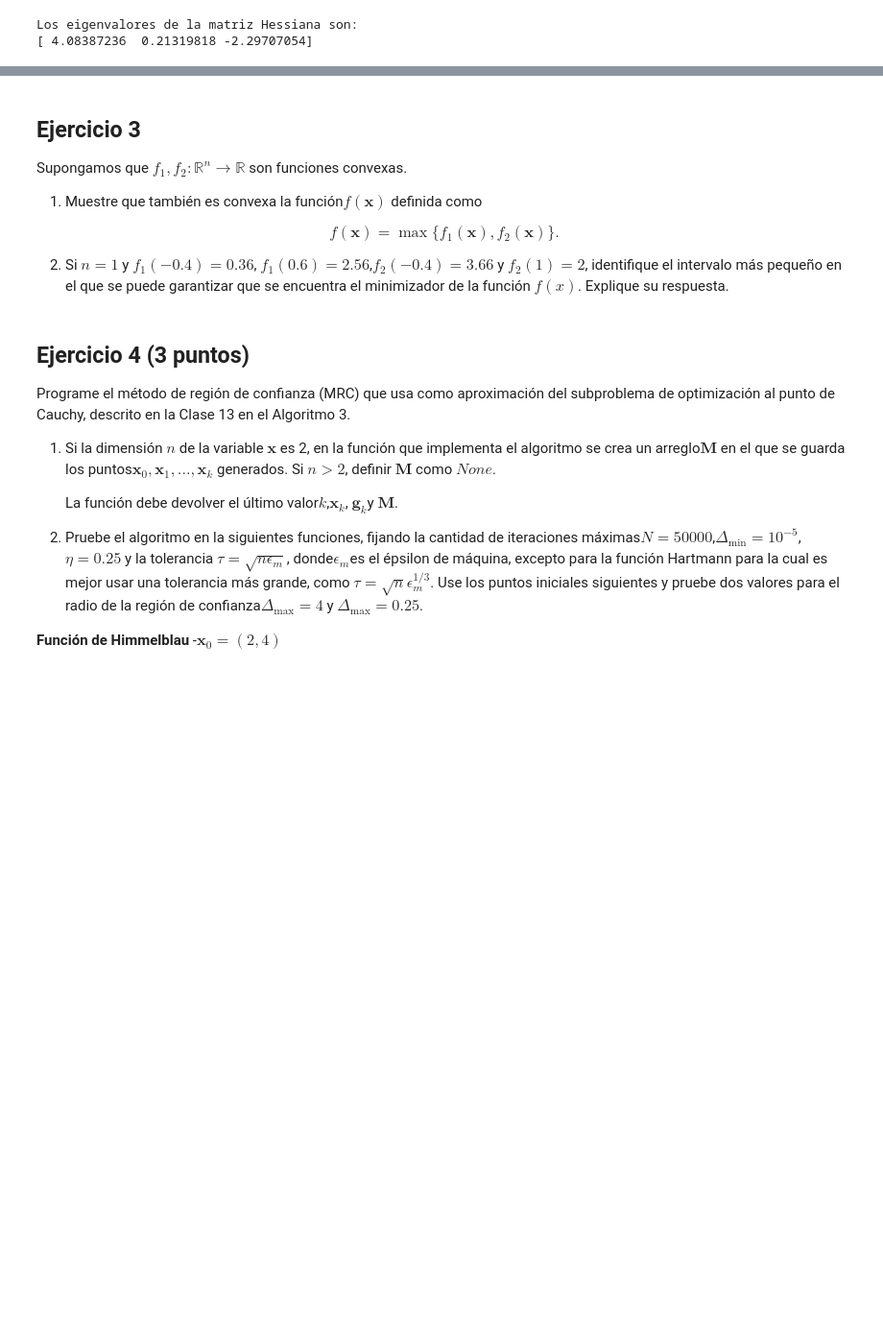
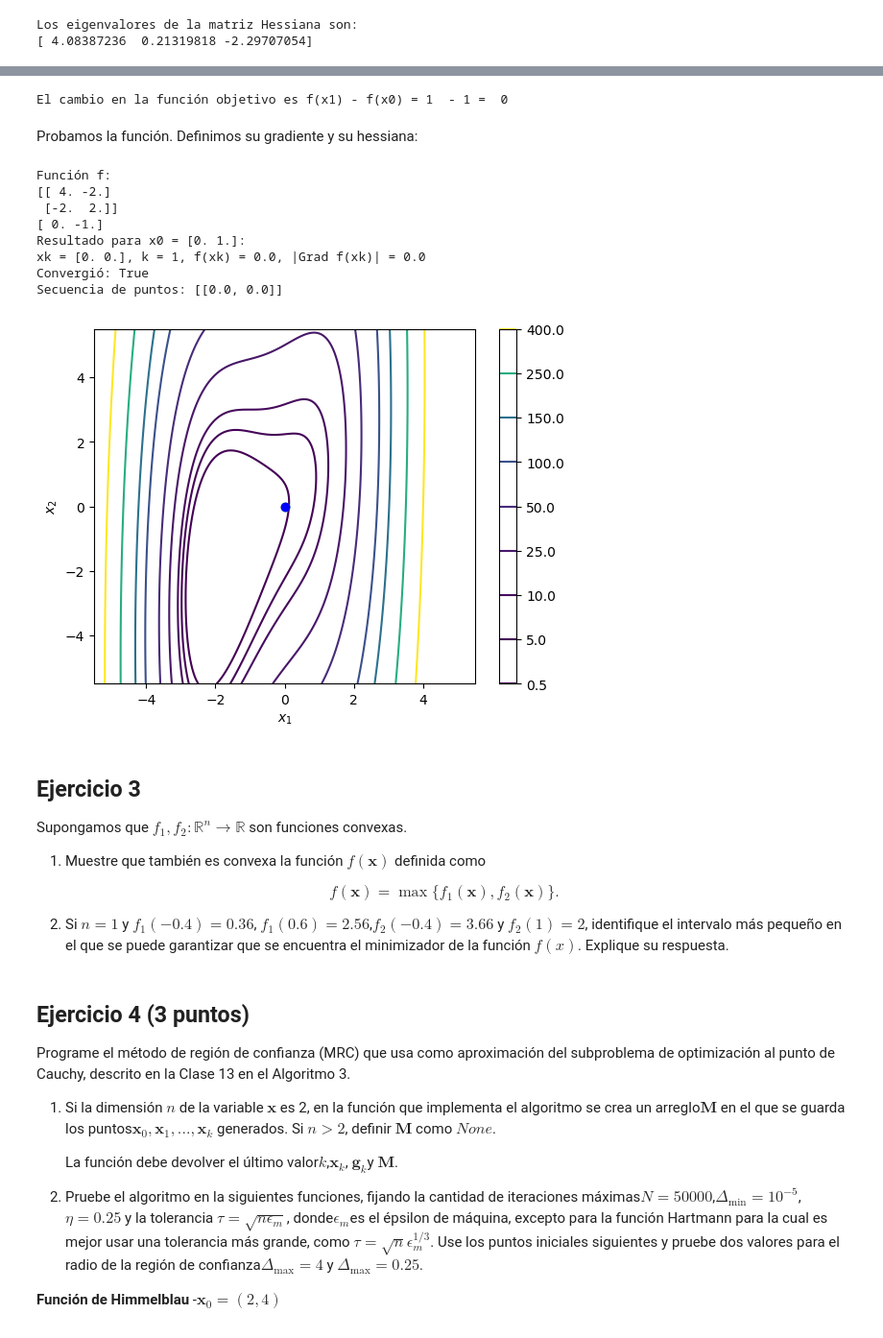
Before and after one commit to GuillermoSego/Optimization, a Jupyter notebook: Tarea 5/Segura_Guillermo_Tarea5.ipynb, the cells around one changed output, grey strips where cells are left out. Shown: that part at 96% size. Saved outputs shown, nothing was run; the diff lists cells and outputs as text; code cells hidden in the pictures; blank space fills up the shorter version.

```diff
--- a/Tarea 5/Segura_Guillermo_Tarea5.ipynb
+++ b/Tarea 5/Segura_Guillermo_Tarea5.ipynb
@@ -151,0 +297,24 @@ Sea $\mathbf{x}_0 = (0,1)^\top$
+# %%
+def f(x):
+    x1 = x[0]
+    x2 = x[1]
+    return 2*x1*+2 + x2**2 - 2*x1*x2 + 2*x1**3 + x1**4
+# %%
+x_0 = np.array([0, 1])
+x_1 = np.array([0,-1])
+
+print(f"El cambio en la función objetivo es f(x1) - f(x0) = {f(x_1)}  - {f(x_0)} = ", f(x_1) - f(x_0))
+# %% [output]
+El cambio en la función objetivo es f(x1) - f(x0) = 1  - 1 =  0
+# %% [markdown]
+Probamos la función. Definimos su gradiente y su hessiana:
+# %%
+def grad_f(x):
+    x1 = x[0]
+    x2 = x[1]
+    return np.array([4*x1**3 + 6*x1**2 + 4*x1 - 2*x2, -2*x1 + 2*x2])
+
+def hessian_f(x):
+    x1 = x[0]
+    x2 = x[1]
+    return np.array([[12*x1**2 + 12*x1 + 4, -2],[-2, 2]])
@@ -152,9 +345,56 @@ Sea $\mathbf{x}_0 = (0,1)^\top$
+# %%
+# Puntos iniciales para la función de Himmelblau
+puntos_iniciales_f= [np.array([0.0, 1.0])]
+
+# Epsilon de la máquina
+epsilon_m = np.finfo(float).eps
+
+n = 2  # Dimensión del problema
+
+# Configuración de tolerancia
+tau = np.sqrt(n * epsilon_m)
+
+# Parámetros iniciales
+alpha_0 = 1
+rho = 0.5
+c1 = 0.1
+
+# Número máximo de iteraciones
+NMax = 1000
+NBack = 500
+
+# Función para probar el algoritmo de newton con diferentes funciones
+def probar_newton(func, grad_func, hess_func, puntos_iniciales):
+    for x0 in puntos_iniciales:
+        xk, k, convergio, gradiente, secuencia = NewtonODesc(func, grad_func, hess_func, x0, tau, NMax, alpha_0, rho, c1, NBack)
+        valor_final = func(xk)
+        print(f"Resultado para x0 = {x0}:")
+        print(f"xk = {xk}, k = {k}, f(xk) = {valor_final}, |Grad f(xk)| = {np.linalg.norm(gradiente)}")
+        print(f"Convergió: {convergio}")
+        if len(x0) == 2 and secuencia:
+            print(f"Secuencia de puntos: {secuencia[:10]}")
+            contornosFnc2D(func, xleft=-5.5, xright=5.5, ybottom=-5.5, ytop=5.5, levels=[0.5, 5, 10, 25, 50, 100, 150, 250, 400], secuencia=secuencia)
+        print()
+
+# Probar con la función de Himmelblau
+print("Función f:")
+probar_newton(f, grad_f, hessian_f, puntos_iniciales_f)
+# %% [output]
+Función f:
+[[ 4. -2.]
+ [-2.  2.]]
+[ 0. -1.]
+Resultado para x0 = [0. 1.]:
+xk = [0. 0.], k = 1, f(xk) = 0.0, |Grad f(xk)| = 0.0
+Convergió: True
+Secuencia de puntos: [[0.0, 0.0]]
+[figure, added]
 # %% [markdown]
 ## Ejercicio 3
 
 Supongamos que $f_1, f_2: \mathbb{R}^n \rightarrow \mathbb{R}$ son funciones convexas.
 
-1. Muestre que también es convexa la función$f(\mathbf{x})$
+1. Muestre que también es convexa la función $f(\mathbf{x})$
    definida como
 
 $$
```
Also changed, not shown: parts of 8 cells of this notebook.
